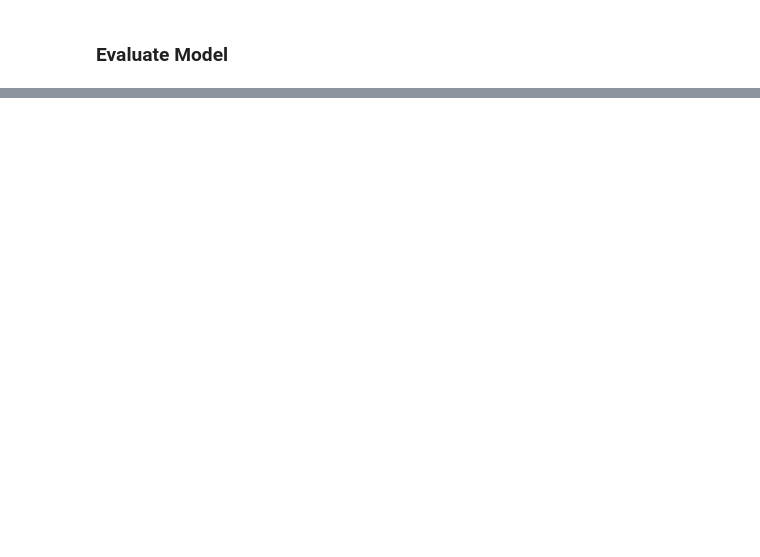
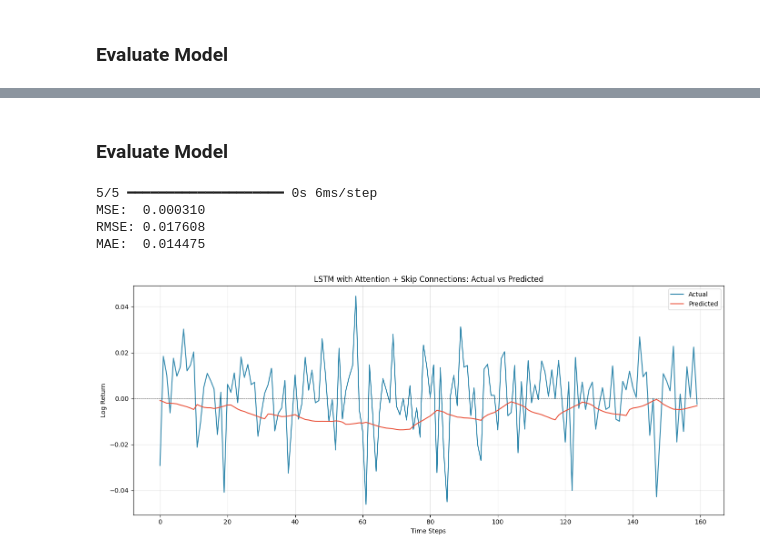
Before and after one commit to IshaPatro/DeepTemporalModelsWithAttentionAndSkipConnectionsForWheatFutures, a Jupyter notebook: DeepTemporalModelsWithAttentionAndSkipConnectionsForWheatFutures.ipynb, the cells around one changed output, grey strips where cells are left out. Cells and saved outputs as stored; diff of their text form; code cells hidden in the pictures; blank space fills up the shorter version.

```diff
--- a/DeepTemporalModelsWithAttentionAndSkipConnectionsForWheatFutures.ipynb
+++ b/DeepTemporalModelsWithAttentionAndSkipConnectionsForWheatFutures.ipynb
@@ -1211,0 +1463,12 @@ plt.show()
+# %%
+lstm_attention_skip_model = build_lstm_attention_skip_model(
+    seq_length=X_train_seq.shape[1],
+    n_features=X_train_seq.shape[2]
+)
+
+lstm_attention_skip_model.compile(
+    optimizer=Adam(learning_rate=1e-4),
+    loss="mse"
+)
+
+lstm_attention_skip_model.summary()
@@ -1212,3 +1542,39 @@ plt.show()
+# %% [markdown]
+### Evaluate Model
+# %%
+y_pred_lstm_skip_scaled = lstm_attention_skip_model.predict(X_test_seq).flatten()
+
+y_pred_lstm_skip = target_scaler.inverse_transform(y_pred_lstm_skip_scaled.reshape(-1, 1)).flatten()
+y_true_lstm_skip = target_scaler.inverse_transform(y_test_seq.reshape(-1, 1)).flatten()
+
+mse_lstm_skip = mean_squared_error(y_true_lstm_skip, y_pred_lstm_skip)
+rmse_lstm_skip = np.sqrt(mse_lstm_skip)
+mae_lstm_skip = mean_absolute_error(y_true_lstm_skip, y_pred_lstm_skip)
+
+print(f"MSE:  {mse_lstm_skip:.6f}")
+print(f"RMSE: {rmse_lstm_skip:.6f}")
+print(f"MAE:  {mae_lstm_skip:.6f}")
+# %% [output]
+5/5 ━━━━━━━━━━━━━━━━━━━━ 0s 6ms/step
+MSE:  0.000310
+RMSE: 0.017608
+MAE:  0.014475
+# %%
+fig, ax = plt.subplots(1, 1, figsize=(14, 6))
+
+ax.plot(range(len(y_true_lstm_skip)), y_true_lstm_skip, label='Actual', color='#2E86AB', linewidth=1.5)
+ax.plot(range(len(y_pred_lstm_skip)), y_pred_lstm_skip, label='Predicted', color='#E94F37', linewidth=1.5)
+ax.set_xlabel('Time Steps')
+ax.set_ylabel('Log Return')
+ax.set_title(f'LSTM with Attention + Skip Connections: Actual vs Predicted')
+ax.legend()
+ax.grid(True, alpha=0.3)
+ax.axhline(y=0, color='black', linestyle='--', linewidth=0.5)
+
+plt.tight_layout()
+plt.show()
+# %% [output]
+[figure, added]
 # %%
 comparison_df = pd.DataFrame({
     'Model': ['Baseline RNN', 'RNN + Attention', 'RNN + Attention + Skip',
```
Also changed, not shown: parts of 47 cells of this notebook.
